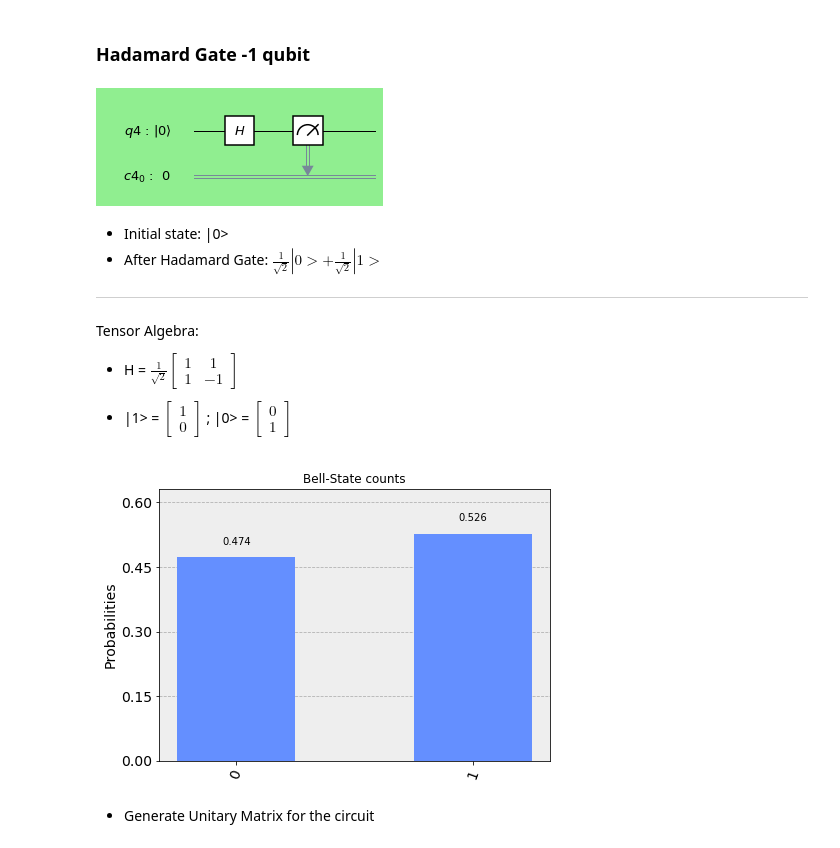
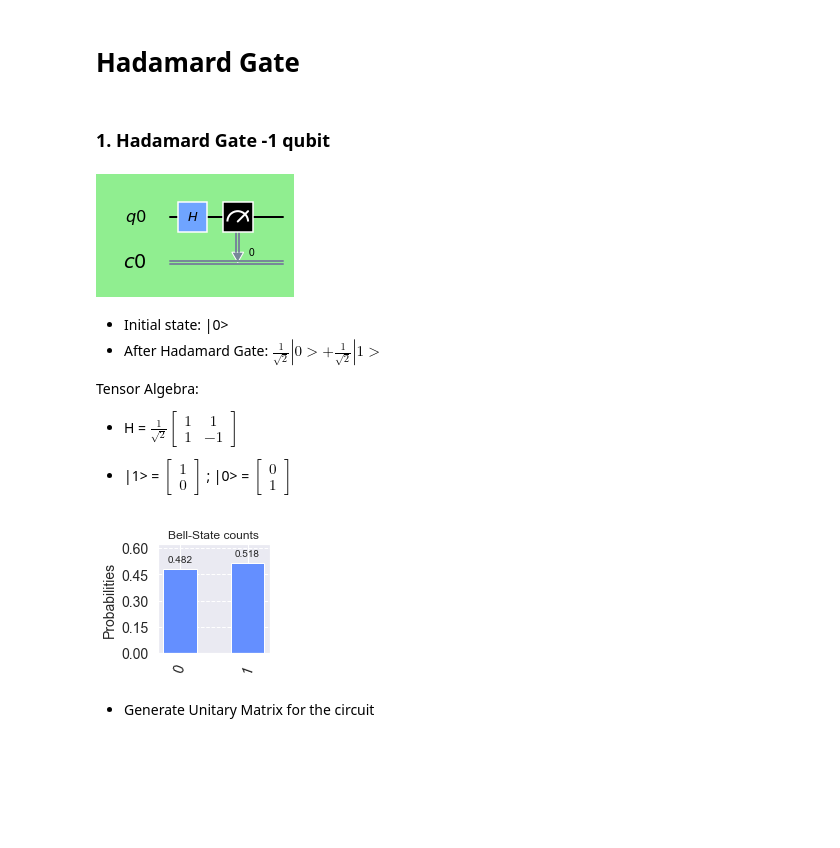
Before and after one commit to anpaschool/quantum-computing, a Jupyter notebook: 8-Hadamard-multiqubits.ipynb, the cells around one changed output. Cells and saved outputs as stored; diff of their text form; code cells hidden in the pictures; blank space fills up the shorter version.

```diff
--- a/8-Hadamard-multiqubits.ipynb
+++ b/8-Hadamard-multiqubits.ipynb
@@ -1,3 +1,11 @@
+# %% [markdown]
+# Hadamard Gate
+# %%
+import matplotlib.pyplot as plt
+import numpy as np
+import pandas as pd
+import seaborn as sns
+sns.set()
 # %%
 %matplotlib inline
 # Importing standard Qiskit libraries and configuring account
@@ -7,7 +15,7 @@ from qiskit.tools.jupyter import *
 from qiskit.visualization import *
 from qiskit.providers.aer import UnitarySimulator
 # %% [markdown]
-### Hadamard Gate -1 qubit
+### 1. Hadamard Gate -1 qubit
 # %%
 n =1
 q = QuantumRegister(n)
@@ -20,11 +28,11 @@ circ.measure(q,c)
 style = {'backgroundcolor': 'lightgreen'}
 circ.draw(output='mpl', style = style)
 # %% [output]
-[figure, old version]
+[figure, new version]
 # %% [markdown]
 - Initial state: |0>
 - After Hadamard Gate: $\frac{1}{\sqrt{2}}|0> + \frac{1}{\sqrt{2}}|1>$
-------
+
 Tensor Algebra:
 
 - H = $\frac{1}{\sqrt{2}} \begin{bmatrix}
@@ -42,10 +50,10 @@ Tensor Algebra:
 # %%
 simulator = Aer.get_backend('qasm_simulator')
 result = execute(circ, simulator).result()
 counts = result.get_counts(circ)
-plot_histogram(counts, title='Bell-State counts')
+plot_histogram(counts, title='Bell-State counts', figsize = [2,2])
 # %% [output]
-[figure, old version]
+[figure, new version]
 # %% [markdown]
 -  Generate Unitary Matrix for the circuit
 # %%
```
Also changed, not shown: parts of 26 cells of this notebook, 1 other file.
